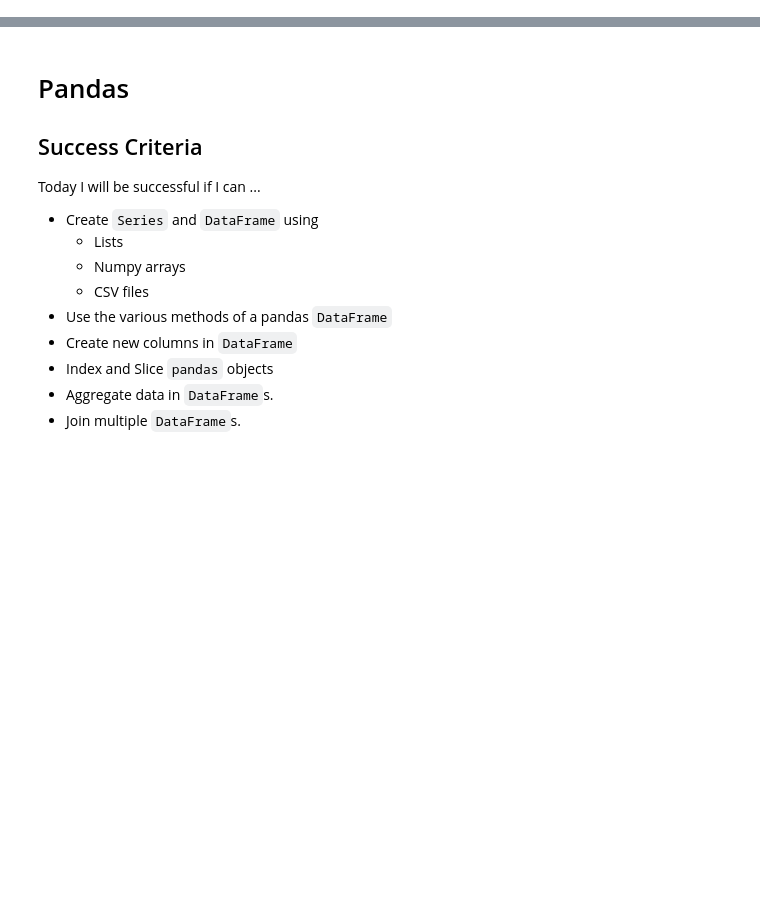
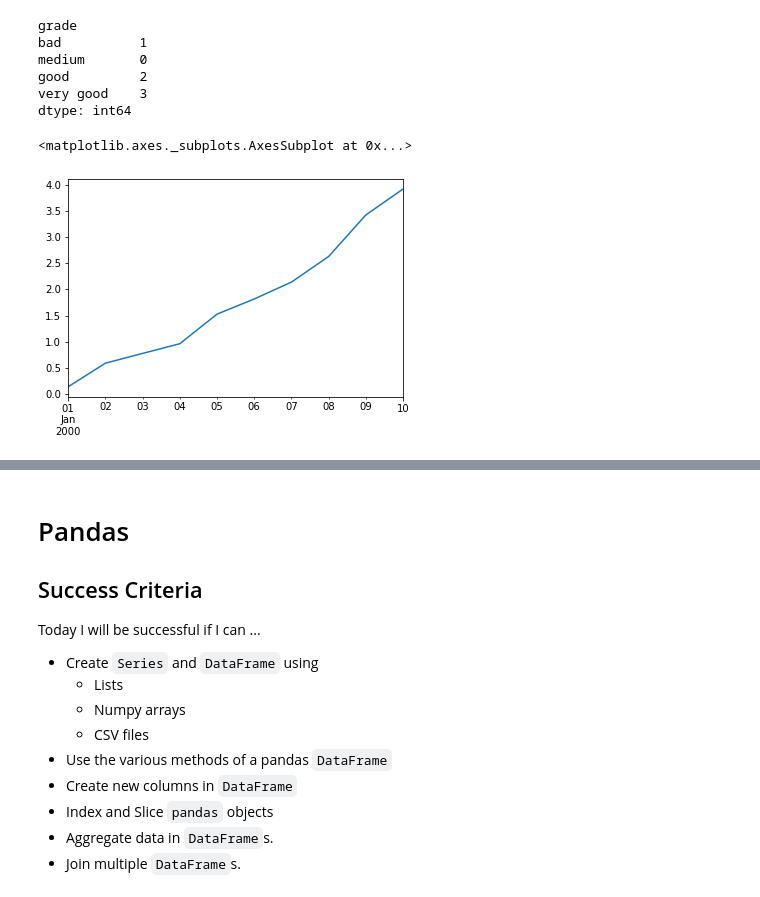
Before and after one commit to MekdiYilma/notes, a Jupyter notebook: pandas/learning_pandas.ipynb, the cells around one changed output, grey strips where cells are left out. Saved outputs shown, nothing was run; the diff lists cells and outputs as text; code cells hidden in the pictures; blank space fills up the shorter version.

```diff
--- a/pandas/learning_pandas.ipynb
+++ b/pandas/learning_pandas.ipynb
@@ -14,0 +709,21 @@ factorial(4)
+# %%
+df.groupby('grade').size()
+# %% [output]
+grade
+bad          1
+medium       0
+good         2
+very good    3
+dtype: int64
+# %%
+import matplotlib.pyplot as plt
+
+plt.close('all')
+
+ts = pd.Series(np.random.rand(10), index=pd.date_range('20000101', periods=10))
+ts = ts.cumsum()
+
+ts.plot()
+# %% [output]
+<matplotlib.axes._subplots.AxesSubplot at 0x...>
+[figure, added]
```
Also changed, not shown: parts of 68 cells of this notebook, 5 other files.
